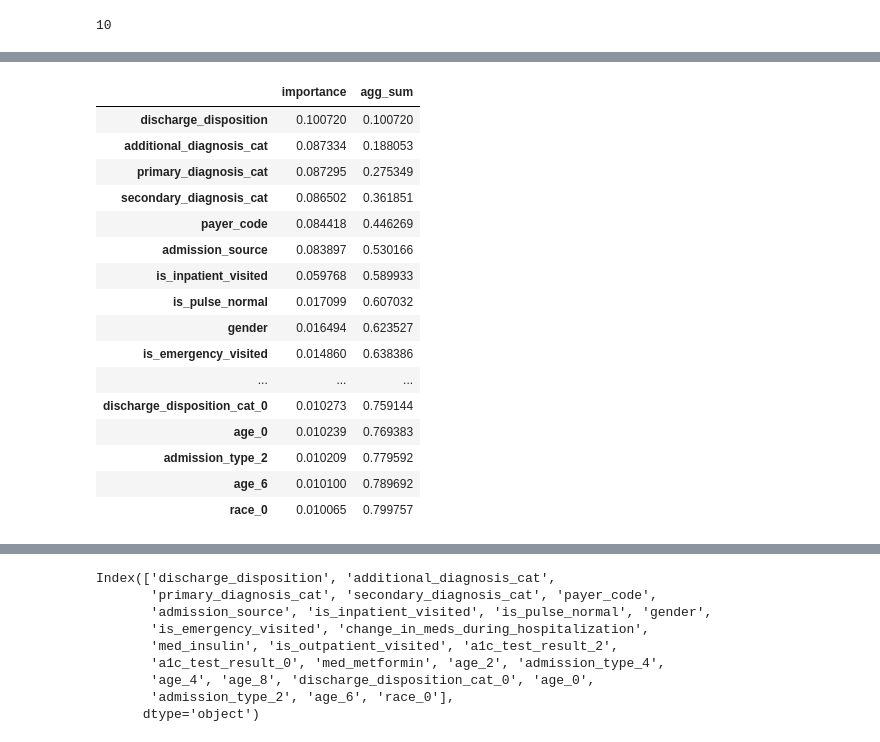
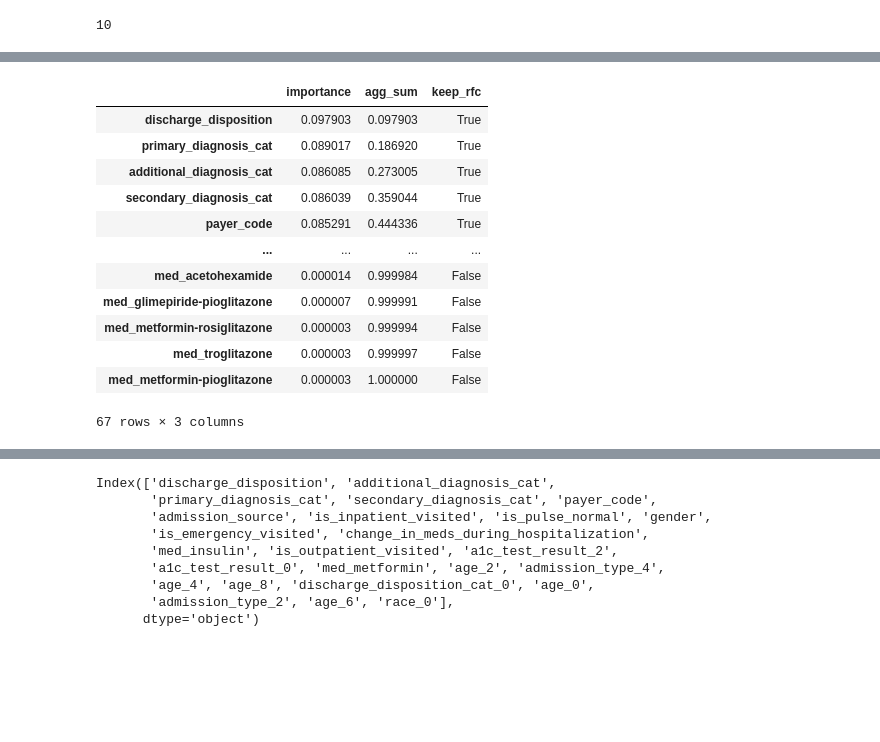
Before and after one commit to FabianRomero6/hospital-readmission-v2, a Jupyter notebook: notebooks/feature-selection.ipynb, the cells around one changed output, grey strips where cells are left out. Drawn from its saved outputs; the diff is of its cells as text; code cells hidden in the pictures; blank space fills up the shorter version.

```diff
--- a/notebooks/feature-selection.ipynb
+++ b/notebooks/feature-selection.ipynb
@@ -536,7 +232,7 @@ len(metric_to_keep)
 8
 # %%
 lasso_cv = ElasticNetCV(cv=10)
-lasso_cv.fit(X_rand, y_balanced)
+lasso_cv.fit(X_rand, y_train)
 feature_names = X_rand.columns
 coefficients = lasso_cv.coef_
 
@@ -601,2 +353,3 @@ rf_keep = ['average_pulse_bpm.1', 'number_lab_tests', 'number_of_medications', '
 # %%
-cat_features = [x for x in X_balanced.columns if x not in metric_features]
+cat_features = [x for x in X_train.columns if x not in metric_features]
+cat_features
@@ -603,6 +374,3 @@ cat_features = [x for x in X_balanced.columns if x not in metric_features]
 # %%
-X_rand_c = X_balanced[cat_features].sample(frac=1, axis=1)
+X_rand_c = X_train[cat_features].sample(frac=1, axis=1)
 X_val_cat = X_val[cat_features].reindex(columns=X_rand.columns)
-
-X_c = pd.concat([X_rand_c, X_val_cat], axis=0)
-X_c
@@ -666,14 +419,14 @@ mutual_info_selector = SelectKBest(mutual_info_classif)
 grid_search = GridSearchCV(mutual_info_selector, param_grid, scoring='f1', cv=5)
 
 # Fit the grid search on the training data
-grid_search.fit(X_rand_c, y_balanced)
+grid_search.fit(X_rand_c, y_train)
 
 # Get the best value of k from the grid search
 best_k = grid_search.best_params_['k']
 
 # Refit the selector with the best k value on the full training set
 mutual_info_selector = SelectKBest(mutual_info_classif, k=best_k)
-X_mutual_info = mutual_info_selector.fit_transform(X_rand_c, y_balanced)
+X_mutual_info = mutual_info_selector.fit_transform(X_rand_c, y_train)
 # %%
 best_k
 # %% [output]
@@ -693,25 +453,22 @@ Index(['race_3', 'age_5', 'age_6', 'is_outpatient_visited',
 # %%
 rf_classifier = RandomForestClassifier(n_estimators=100, random_state=69, max_features='sqrt', max_samples=0.6)
-cat_importance = rf_classifier.fit(X_rand_c, y_balanced).feature_importances_
+cat_importance = rf_classifier.fit(X_rand_c, y_train).feature_importances_
 all_importance = pd.DataFrame(cat_importance, columns=['importance'], index = X_rand_c.columns).sort_values(by='importance', ascending=False)
+
 all_importance['agg_sum'] = all_importance['importance'].cumsum()
-all_importance = all_importance[all_importance['agg_sum'] <= 0.8]
+all_importance['keep_rfc'] = all_importance['agg_sum'] <= 0.8
 all_importance
 # %% [output]
-|  | importance | agg_sum |
-| discharge_disposition | 0.100720 | 0.100720 |
-| additional_diagnosis_cat | 0.087334 | 0.188053 |
-| primary_diagnosis_cat | 0.087295 | 0.275349 |
-| secondary_diagnosis_cat | 0.086502 | 0.361851 |
-| payer_code | 0.084418 | 0.446269 |
-| admission_source | 0.083897 | 0.530166 |
-| is_inpatient_visited | 0.059768 | 0.589933 |
-| is_pulse_normal | 0.017099 | 0.607032 |
-| gender | 0.016494 | 0.623527 |
-| is_emergency_visited | 0.014860 | 0.638386 |
-| ... | ... | ... |
-| discharge_disposition_cat_0 | 0.010273 | 0.759144 |
-| age_0 | 0.010239 | 0.769383 |
-| admission_type_2 | 0.010209 | 0.779592 |
-| age_6 | 0.010100 | 0.789692 |
-| race_0 | 0.010065 | 0.799757 |
+|  | importance | agg_sum | keep_rfc |
+| discharge_disposition | 0.097903 | 0.097903 | True |
+| primary_diagnosis_cat | 0.089017 | 0.186920 | True |
+| additional_diagnosis_cat | 0.086085 | 0.273005 | True |
+| secondary_diagnosis_cat | 0.086039 | 0.359044 | True |
+| payer_code | 0.085291 | 0.444336 | True |
+| ... | ... | ... | ... |
+| med_acetohexamide | 0.000014 | 0.999984 | False |
+| med_glimepiride-pioglitazone | 0.000007 | 0.999991 | False |
+| med_metformin-rosiglitazone | 0.000003 | 0.999994 | False |
+| med_troglitazone | 0.000003 | 0.999997 | False |
+| med_metformin-pioglitazone | 0.000003 | 1.000000 | False |
+67 rows × 3 columns
```
Also changed, not shown: parts of 60 cells of this notebook, 4 other files.
